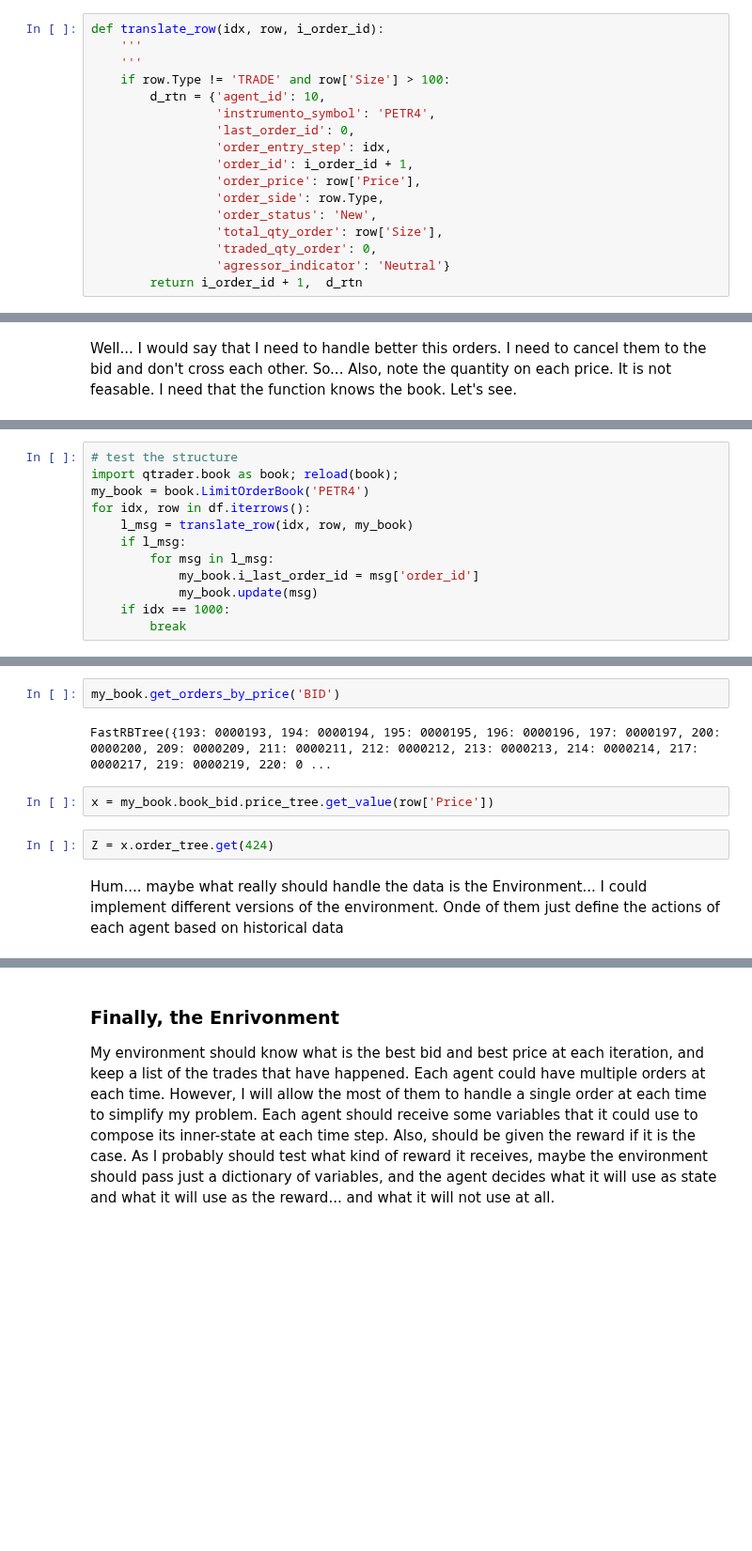
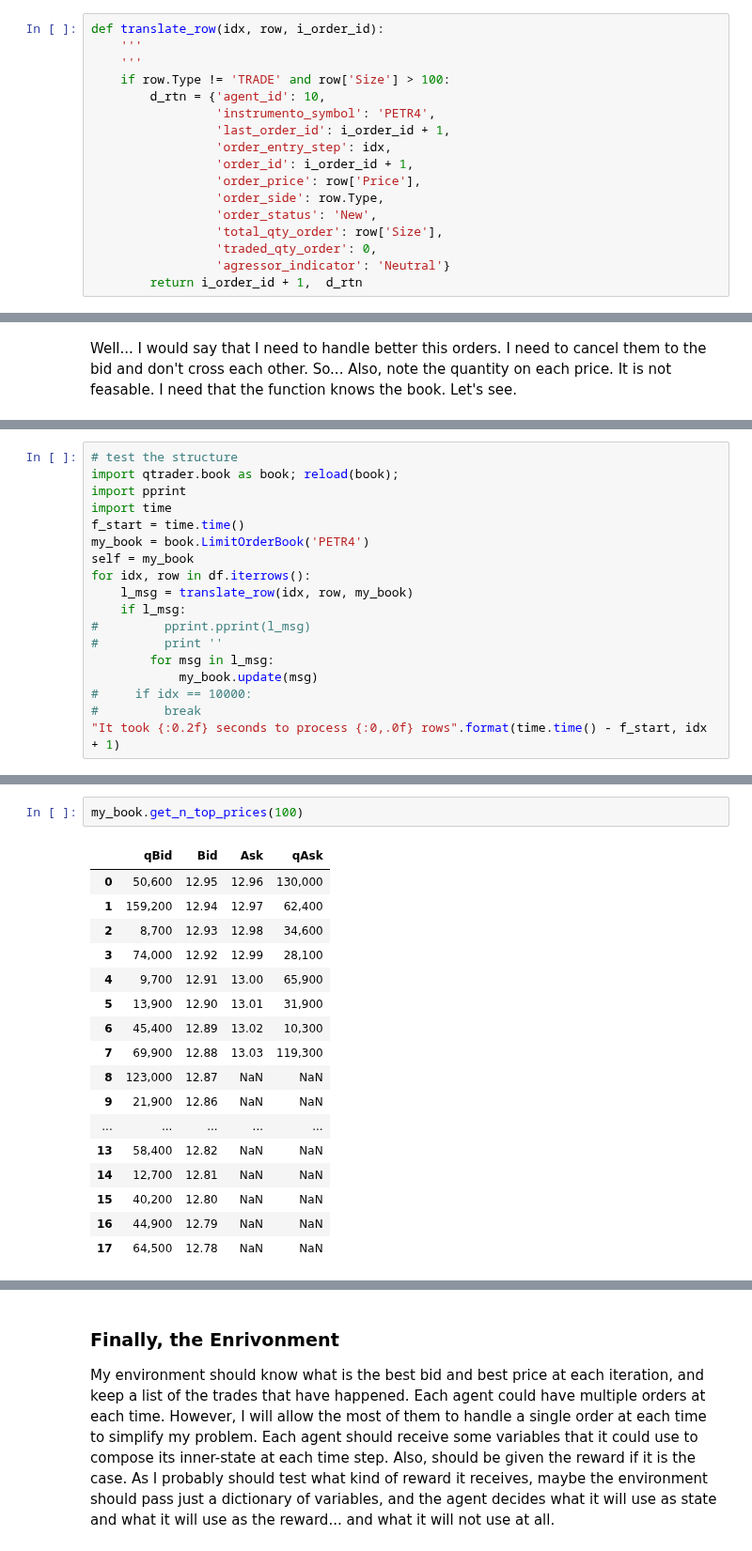
Before and after one commit to ucaiado/QLearning_Trading, a Jupyter notebook: building_the_envrironment.ipynb, the cells around one changed output, grey strips where cells are left out. Shown at 94% size. Saved outputs shown, nothing was run; the diff lists cells and outputs as text; blank space fills up the shorter version.

Commit message:
feat: Implement a function to translate data to the book

```diff
--- a/building_the_envrironment.ipynb
+++ b/building_the_envrironment.ipynb
@@ -551,7 +551,7 @@ def translate_row(idx, row, i_order_id):
     if row.Type != 'TRADE' and row['Size'] > 100:
         d_rtn = {'agent_id': 10,
                  'instrumento_symbol': 'PETR4',
-                 'last_order_id': 0,
+                 'last_order_id': i_order_id + 1,
                  'order_entry_step': idx,
                  'order_id': i_order_id + 1,
                  'order_price': row['Price'],
@@ -660,12 +663,18 @@ my_book.book_bid.price_tree.get(10)
 # %%
 # test the structure
 import qtrader.book as book; reload(book);
+import pprint
+import time
+f_start = time.time()
 my_book = book.LimitOrderBook('PETR4')
+self = my_book
 for idx, row in df.iterrows():
     l_msg = translate_row(idx, row, my_book)
     if l_msg:
+#         pprint.pprint(l_msg)
+#         print ''
         for msg in l_msg:
-            my_book.i_last_order_id = msg['order_id']
             my_book.update(msg)
-    if idx == 1000:
-        break
+#     if idx == 10000:
+#         break
+"It took {:0.2f} seconds to process {:0,.0f} rows".format(time.time() - f_start, idx + 1)
@@ -685,10 +687,20 @@ my_book.get_basic_stats()
-# %%
-my_book.get_orders_by_price('BID')
-# %% [output]
-FastRBTree({193: 0000193, 194: 0000194, 195: 0000195, 196: 0000196, 197: 0000197, 200: 0000200, 209: 0000209, 211: 0000211, 212: 0000212, 213: 0000213, 214: 0000214, 217: 0000217, 219: 0000219, 220: 0 ...
-# %%
-x = my_book.book_bid.price_tree.get_value(row['Price'])
-# %%
-Z = x.order_tree.get(424)
-# %% [markdown]
-Hum.... maybe what really should handle the data is the Environment... I could implement different versions of the environment. Onde of them just define the actions of each agent based on historical data
+# %%
+my_book.get_n_top_prices(100)
+# %% [output]
+|  | qBid | Bid | Ask | qAsk |
+| 0 | 50,600 | 12.95 | 12.96 | 130,000 |
+| 1 | 159,200 | 12.94 | 12.97 | 62,400 |
+| 2 | 8,700 | 12.93 | 12.98 | 34,600 |
+| 3 | 74,000 | 12.92 | 12.99 | 28,100 |
+| 4 | 9,700 | 12.91 | 13.00 | 65,900 |
+| 5 | 13,900 | 12.90 | 13.01 | 31,900 |
+| 6 | 45,400 | 12.89 | 13.02 | 10,300 |
+| 7 | 69,900 | 12.88 | 13.03 | 119,300 |
+| 8 | 123,000 | 12.87 | NaN | NaN |
+| 9 | 21,900 | 12.86 | NaN | NaN |
+| ... | ... | ... | ... | ... |
+| 13 | 58,400 | 12.82 | NaN | NaN |
+| 14 | 12,700 | 12.81 | NaN | NaN |
+| 15 | 40,200 | 12.80 | NaN | NaN |
+| 16 | 44,900 | 12.79 | NaN | NaN |
+| 17 | 64,500 | 12.78 | NaN | NaN |
```
Also changed, not shown: parts of 7 cells of this notebook, 1 other file.
